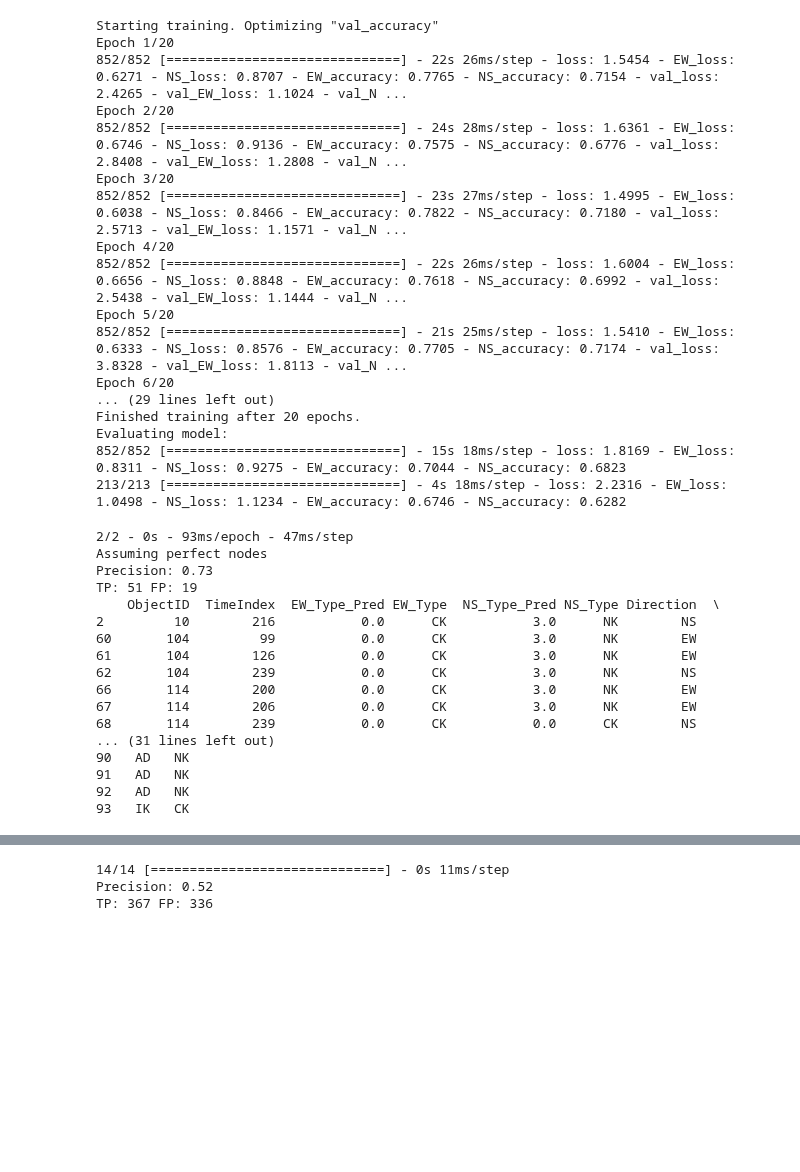
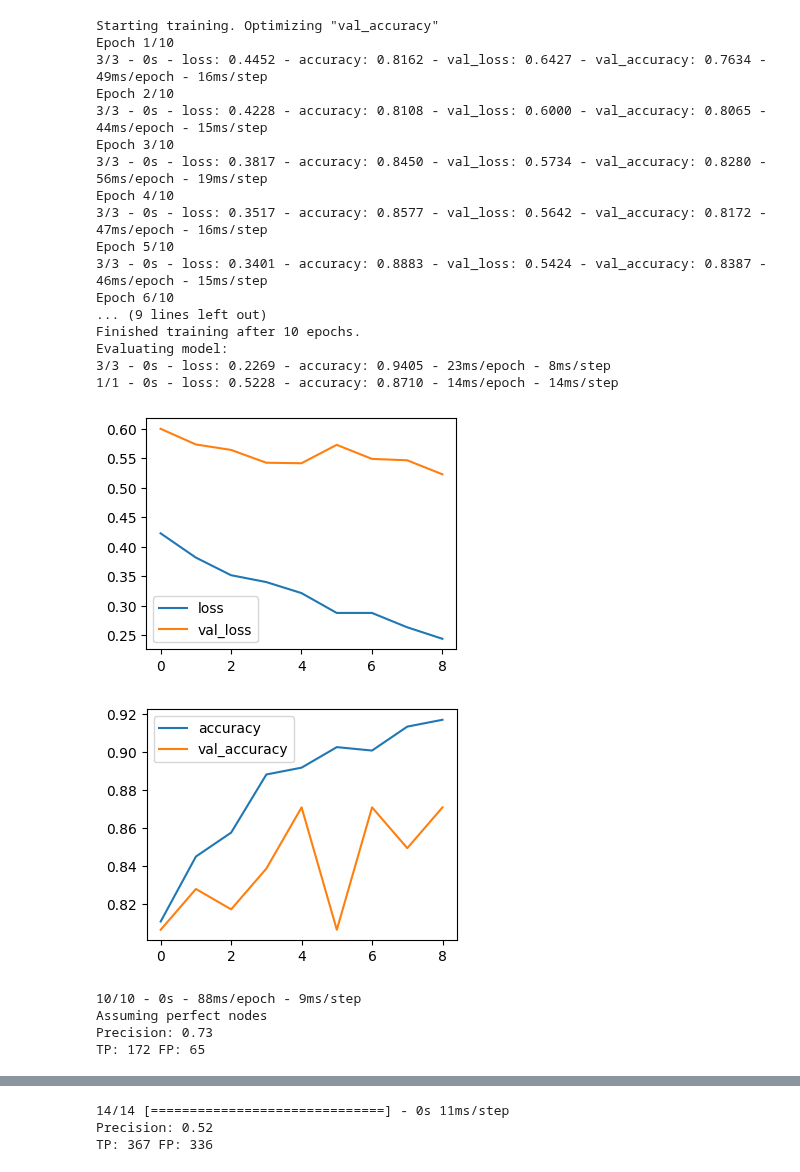
Before and after one commit to DavidBaldsiefen/splid-challenge, a Jupyter notebook: node_classifier.ipynb, the cells around one changed output, grey strips where cells are left out. Cells and saved outputs as stored; diff of their text form; code cells hidden in the pictures; blank space fills up the shorter version.

Commit message:
Countless improvements to datahandler, lots of classification work

```diff
--- a/node_classifier.ipynb
+++ b/node_classifier.ipynb
@@ -107,20 +127,0 @@ Evaluating model:
-# %%
-hist = dense_model.fit(train_combined, val_ds=val_combined, epochs=20, verbose=1, plot_hist=False, callbacks=[])
-# %% [output]
-Starting training. Optimizing "val_accuracy"
-Epoch 1/20
-852/852 [==============================] - 22s 26ms/step - loss: 1.5454 - EW_loss: 0.6271 - NS_loss: 0.8707 - EW_accuracy: 0.7765 - NS_accuracy: 0.7154 - val_loss: 2.4265 - val_EW_loss: 1.1024 - val_N ...
-Epoch 2/20
-852/852 [==============================] - 24s 28ms/step - loss: 1.6361 - EW_loss: 0.6746 - NS_loss: 0.9136 - EW_accuracy: 0.7575 - NS_accuracy: 0.6776 - val_loss: 2.8408 - val_EW_loss: 1.2808 - val_N ...
-Epoch 3/20
-852/852 [==============================] - 23s 27ms/step - loss: 1.4995 - EW_loss: 0.6038 - NS_loss: 0.8466 - EW_accuracy: 0.7822 - NS_accuracy: 0.7180 - val_loss: 2.5713 - val_EW_loss: 1.1571 - val_N ...
-Epoch 4/20
-852/852 [==============================] - 22s 26ms/step - loss: 1.6004 - EW_loss: 0.6656 - NS_loss: 0.8848 - EW_accuracy: 0.7618 - NS_accuracy: 0.6992 - val_loss: 2.5438 - val_EW_loss: 1.1444 - val_N ...
-Epoch 5/20
-852/852 [==============================] - 21s 25ms/step - loss: 1.5410 - EW_loss: 0.6333 - NS_loss: 0.8576 - EW_accuracy: 0.7705 - NS_accuracy: 0.7174 - val_loss: 3.8328 - val_EW_loss: 1.8113 - val_N ...
-Epoch 6/20
-... (29 lines left out)
-Finished training after 20 epochs.
-Evaluating model:
-852/852 [==============================] - 15s 18ms/step - loss: 1.8169 - EW_loss: 0.8311 - NS_loss: 0.9275 - EW_accuracy: 0.7044 - NS_accuracy: 0.6823
-213/213 [==============================] - 4s 18ms/step - loss: 2.2316 - EW_loss: 1.0498 - NS_loss: 1.1234 - EW_accuracy: 0.6746 - NS_accuracy: 0.6282
@@ -215,0 +130,24 @@ def evaluate_classifier(ds_gen, gt_path, model, model_outputs=['EW', 'NS'], trai
+# %%
+hist = dense_model.fit(train_combined, val_ds=val_combined, epochs=10, verbose=2, plot_hist=False, callbacks=[])
+dense_model.plot_hist(hist, [k for k in hist.history.keys() if 'loss' in k])
+dense_model.plot_hist(hist, [k for k in hist.history.keys() if 'accuracy' in k])
+# %% [output]
+Starting training. Optimizing "val_accuracy"
+Epoch 1/10
+3/3 - 0s - loss: 0.4452 - accuracy: 0.8162 - val_loss: 0.6427 - val_accuracy: 0.7634 - 49ms/epoch - 16ms/step
+Epoch 2/10
+3/3 - 0s - loss: 0.4228 - accuracy: 0.8108 - val_loss: 0.6000 - val_accuracy: 0.8065 - 44ms/epoch - 15ms/step
+Epoch 3/10
+3/3 - 0s - loss: 0.3817 - accuracy: 0.8450 - val_loss: 0.5734 - val_accuracy: 0.8280 - 56ms/epoch - 19ms/step
+Epoch 4/10
+3/3 - 0s - loss: 0.3517 - accuracy: 0.8577 - val_loss: 0.5642 - val_accuracy: 0.8172 - 47ms/epoch - 16ms/step
+Epoch 5/10
+3/3 - 0s - loss: 0.3401 - accuracy: 0.8883 - val_loss: 0.5424 - val_accuracy: 0.8387 - 46ms/epoch - 15ms/step
+Epoch 6/10
+... (9 lines left out)
+Finished training after 10 epochs.
+Evaluating model:
+3/3 - 0s - loss: 0.2269 - accuracy: 0.9405 - 23ms/epoch - 8ms/step
+1/1 - 0s - loss: 0.5228 - accuracy: 0.8710 - 14ms/epoch - 14ms/step
+[figure, added]
+[figure, added]
@@ -216,25 +158,23 @@ def evaluate_classifier(ds_gen, gt_path, model, model_outputs=['EW', 'NS'], trai
 # %%
-eval_df, gt_df = evaluate_classifier(ds_gen, challenge_data_dir / 'train_labels.csv', dense_model.model, model_outputs=['EW_Type', 'NS_Type'], train=False)
-print(eval_df.head(20))
+eval_df, gt_df, evaluator = evaluation.evaluate_classifier(ds_gen, challenge_data_dir / 'train_labels.csv',
+                                                 dense_model,
+                                                 model_outputs=['EW_Type', 'NS_Type'],
+                                                 train=False,
+                                                 majority_segment_labels=False,
+                                                 with_initial_node=True
+                                                 only_initial_nodes=True)
+
 # Dense: worse
 # LSTM 40-40@2 same-padding: 0.51
 # LSTM 40-40@2 zero-padding: 0.49
 # LSTM 80-80@5: 0.49
+
+# TODO: determine class imbalance for the classifier - maybe nodes should be trained without considering SS at all, as it will never be a necessary classification?
+# Maybe also really only train on changepoints...
+# TODO: for type, maybe take majority value between timesteps?
+# -> New approach seems to be much better for initial nodes!
 # %% [output]
-2/2 - 0s - 93ms/epoch - 47ms/step
+10/10 - 0s - 88ms/epoch - 9ms/step
 Assuming perfect nodes
 Precision: 0.73
-TP: 51 FP: 19
-    ObjectID  TimeIndex  EW_Type_Pred EW_Type  NS_Type_Pred NS_Type Direction  \
-2         10        216           0.0      CK           3.0      NK        NS
-60       104         99           0.0      CK           3.0      NK        EW
-61       104        126           0.0      CK           3.0      NK        EW
-62       104        239           0.0      CK           3.0      NK        NS
-66       114        200           0.0      CK           3.0      NK        EW
-67       114        206           0.0      CK           3.0      NK        EW
-68       114        239           0.0      CK           0.0      CK        NS
-... (31 lines left out)
-90   AD   NK
-91   AD   NK
-92   AD   NK
-93   IK   CK
+TP: 172 FP: 65
```
Also changed, not shown: parts of 17 cells of this notebook, 6 other files.
